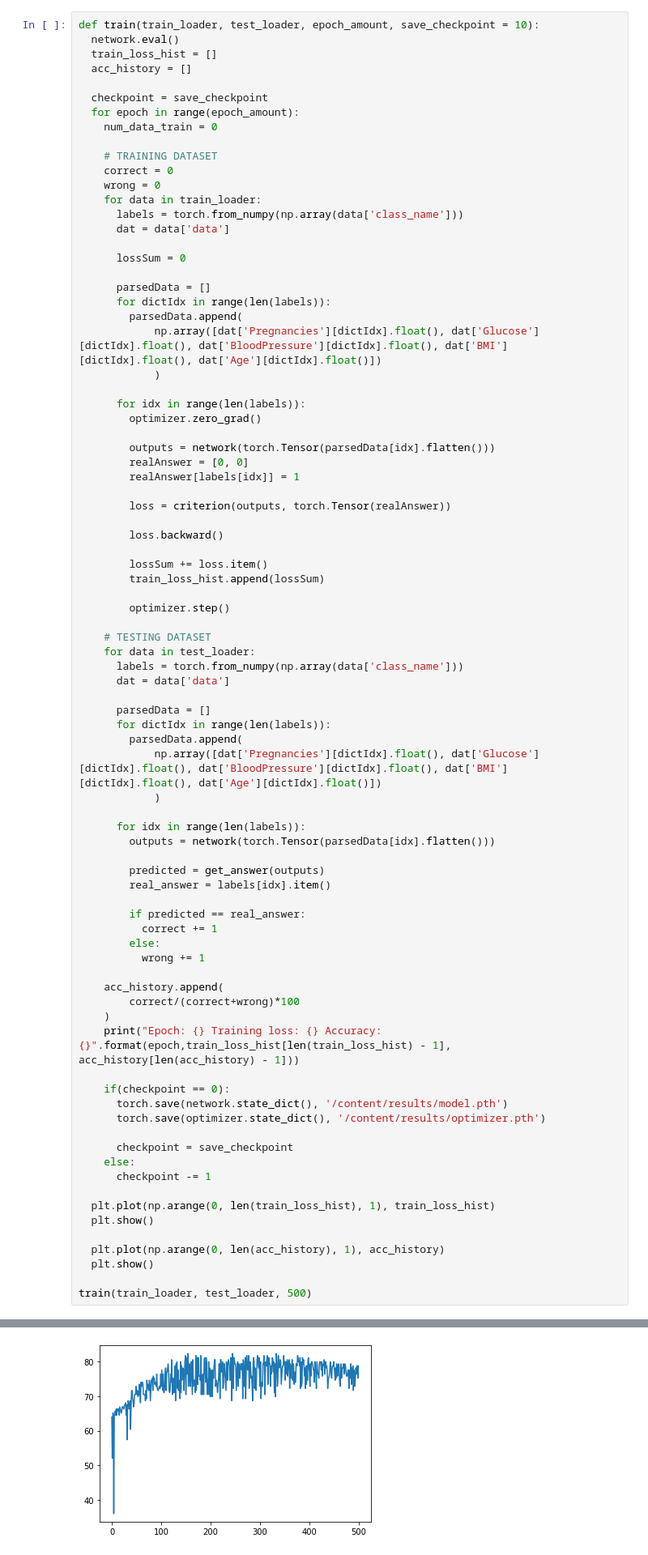
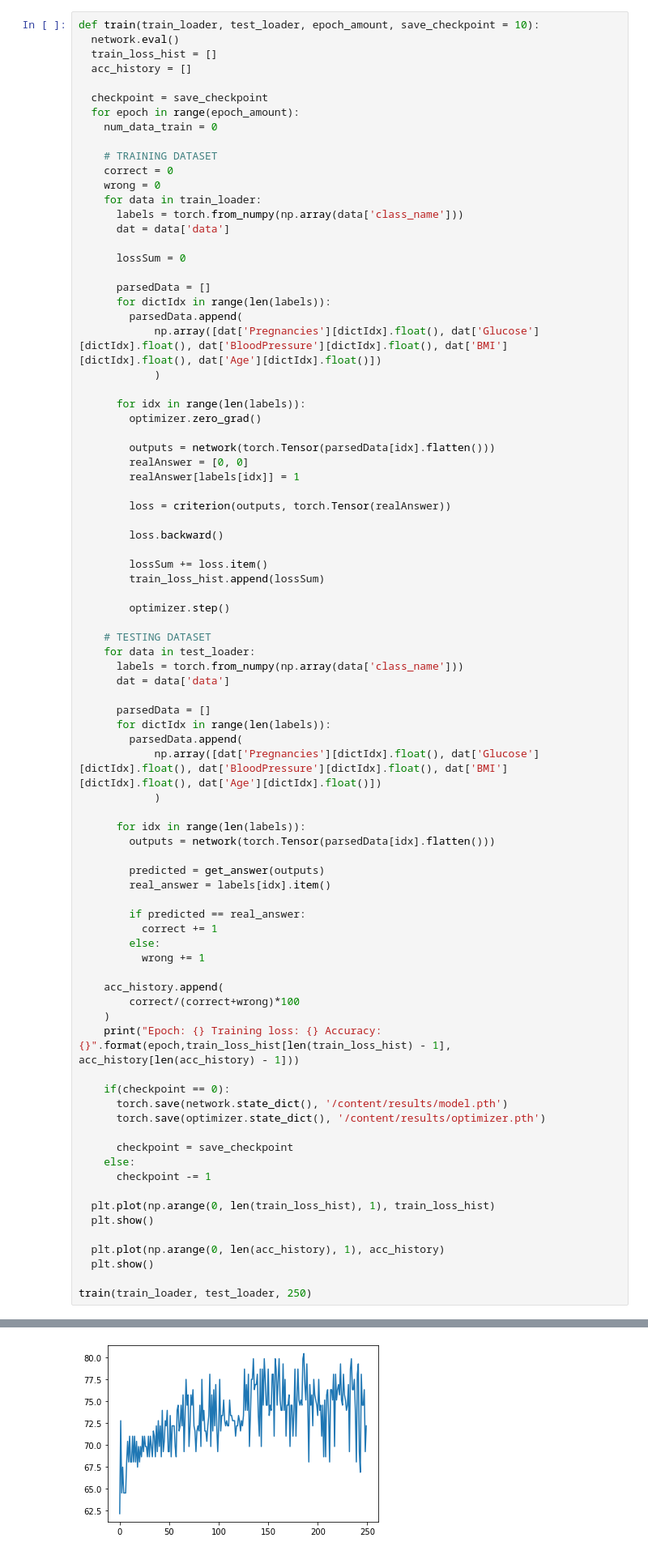
Before and after one commit to PauliusMilmantas/Bakalaurinis_darbas, a Jupyter notebook: Code/Basic_model.ipynb, the cells around one changed output, grey strips where cells are left out. Shown at 81% size. Cells and saved outputs as stored; diff of their text form.

```diff
--- a/Code/Basic_model.ipynb
+++ b/Code/Basic_model.ipynb
@@ -213,5 +213,5 @@ def train(train_loader, test_loader, epoch_amount, save_checkpoint = 10):
   plt.plot(np.arange(0, len(acc_history), 1), acc_history)
   plt.show()
 
-train(train_loader, test_loader, 500)
+train(train_loader, test_loader, 250)
 # %% [output]
@@ -236 +236 @@ Epoch: 499 Training loss: 94.56919154445268 Accuracy: 78.69822485207101
-[figure, old version]
+[figure, new version]
```
Also changed, not shown: parts of 5 cells of this notebook.
